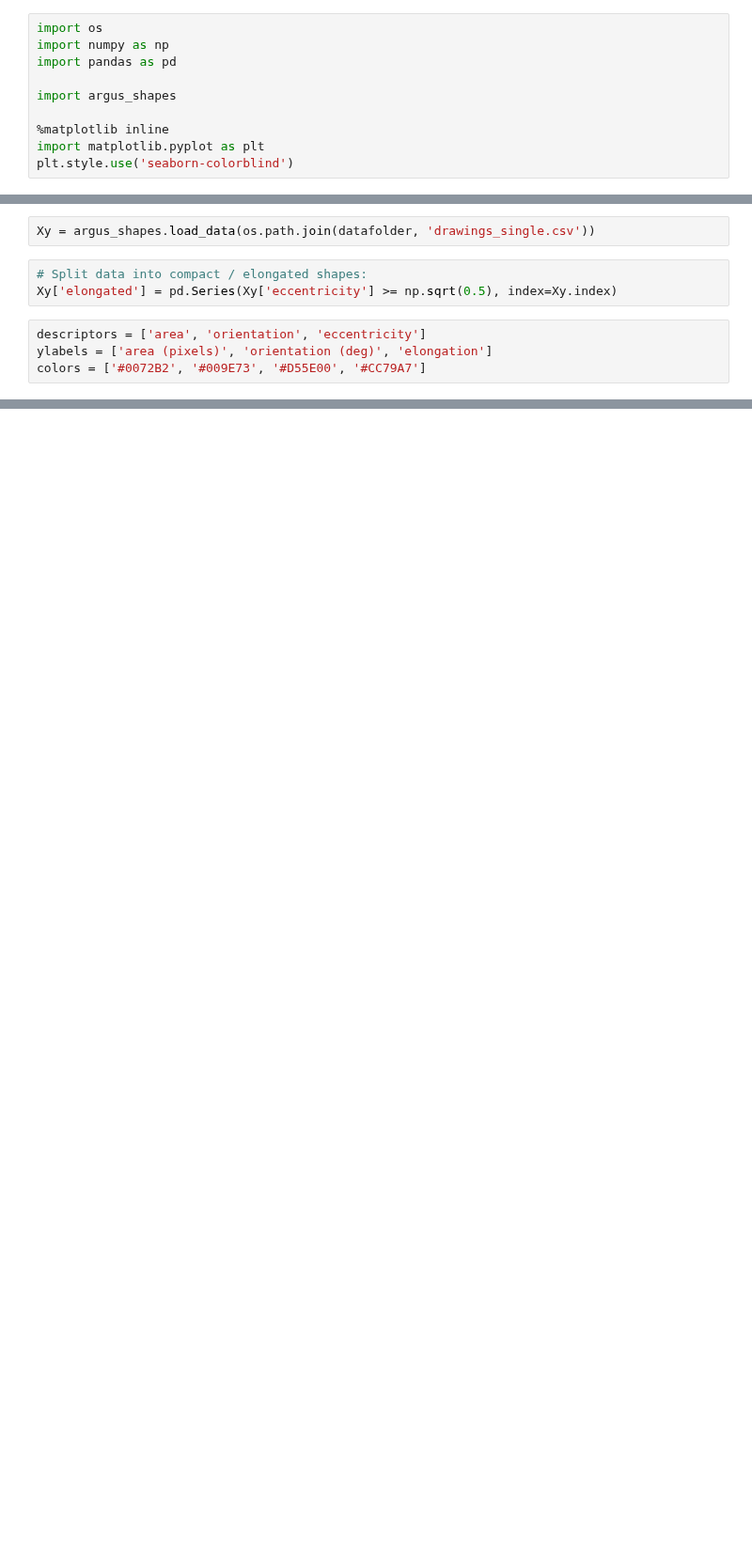
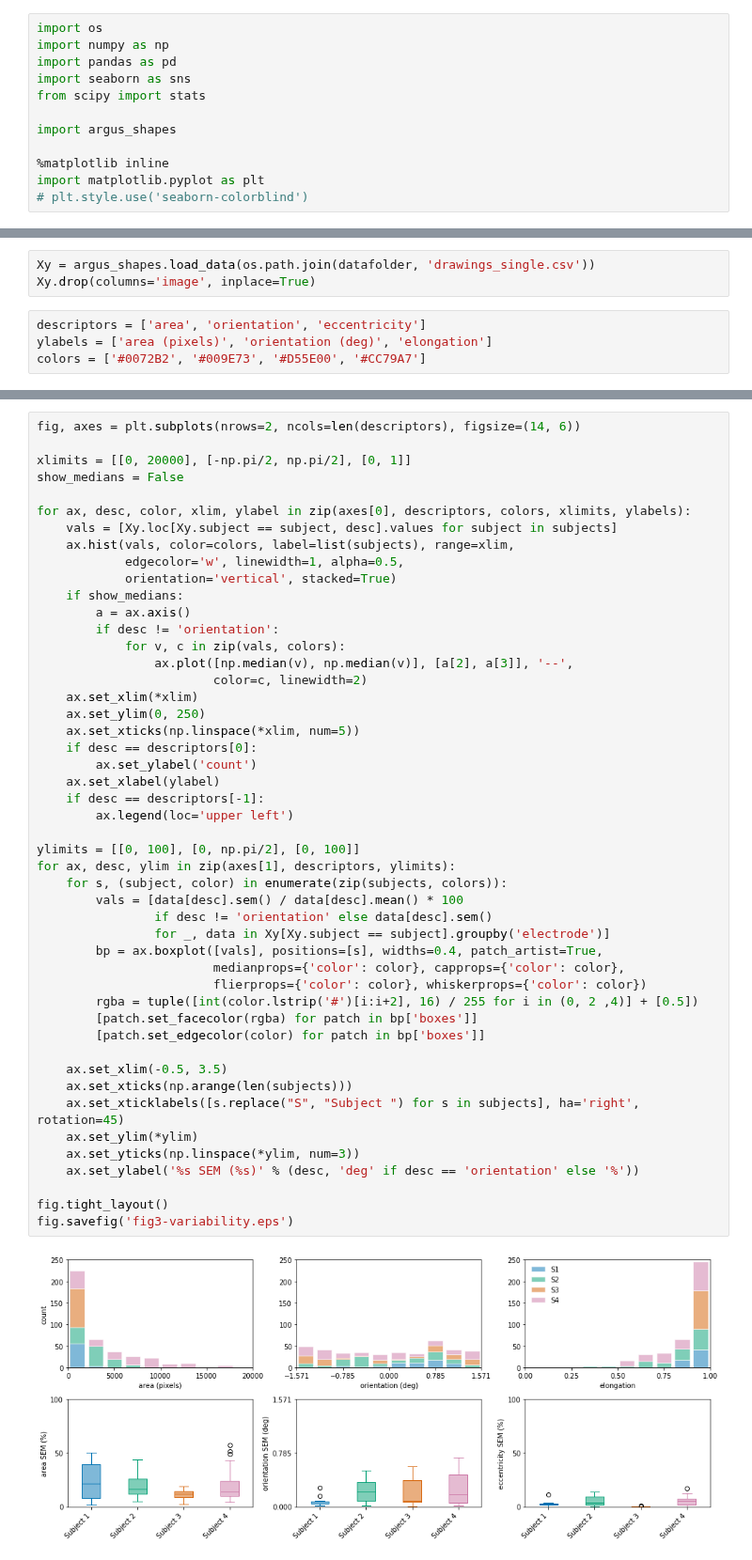
Before and after one commit to VisCog/ArgusShapes, a Jupyter notebook: figures/fig3-shape-descriptors.ipynb, the cells around one changed output, grey strips where cells are left out. Shown at 94% size. Saved outputs shown, nothing was run; the diff lists cells and outputs as text; blank space fills up the shorter version.

```diff
--- a/figures/fig3-shape-descriptors.ipynb
+++ b/figures/fig3-shape-descriptors.ipynb
@@ -4,10 +4,12 @@
 import os
 import numpy as np
 import pandas as pd
+import seaborn as sns
+from scipy import stats
 
 import argus_shapes
 
 %matplotlib inline
 import matplotlib.pyplot as plt
-plt.style.use('seaborn-colorblind')
+# plt.style.use('seaborn-colorblind')
 # %% [output]
@@ -18,9 +20,7 @@ subjectdata = argus_shapes.load_subjects(os.path.join(datafolder, 'subjects.csv'
 subjects = subjectdata.index.sort_values()
 # %%
 Xy = argus_shapes.load_data(os.path.join(datafolder, 'drawings_single.csv'))
+Xy.drop(columns='image', inplace=True)
-# %%
-# Split data into compact / elongated shapes:
-Xy['elongated'] = pd.Series(Xy['eccentricity'] >= np.sqrt(0.5), index=Xy.index)
 # %%
 descriptors = ['area', 'orientation', 'eccentricity']
 ylabels = ['area (pixels)', 'orientation (deg)', 'elongation']
@@ -79,0 +28,50 @@ fig.savefig('fig3-shape-descriptors.eps')
+# %%
+fig, axes = plt.subplots(nrows=2, ncols=len(descriptors), figsize=(14, 6))
+
+xlimits = [[0, 20000], [-np.pi/2, np.pi/2], [0, 1]]
+show_medians = False
+
+for ax, desc, color, xlim, ylabel in zip(axes[0], descriptors, colors, xlimits, ylabels):
+    vals = [Xy.loc[Xy.subject == subject, desc].values for subject in subjects]
+    ax.hist(vals, color=colors, label=list(subjects), range=xlim,
+            edgecolor='w', linewidth=1, alpha=0.5,
+            orientation='vertical', stacked=True)
+    if show_medians:
+        a = ax.axis()
+        if desc != 'orientation':
+            for v, c in zip(vals, colors):
+                ax.plot([np.median(v), np.median(v)], [a[2], a[3]], '--',
+                        color=c, linewidth=2)
+    ax.set_xlim(*xlim)
+    ax.set_ylim(0, 250)
+    ax.set_xticks(np.linspace(*xlim, num=5))
+    if desc == descriptors[0]:
+        ax.set_ylabel('count')
+    ax.set_xlabel(ylabel)
+    if desc == descriptors[-1]:
+        ax.legend(loc='upper left')
+
+ylimits = [[0, 100], [0, np.pi/2], [0, 100]]
+for ax, desc, ylim in zip(axes[1], descriptors, ylimits):
+    for s, (subject, color) in enumerate(zip(subjects, colors)):
+        vals = [data[desc].sem() / data[desc].mean() * 100
+                if desc != 'orientation' else data[desc].sem()
+                for _, data in Xy[Xy.subject == subject].groupby('electrode')]
+        bp = ax.boxplot([vals], positions=[s], widths=0.4, patch_artist=True,
+                        medianprops={'color': color}, capprops={'color': color},
+                        flierprops={'color': color}, whiskerprops={'color': color})
+        rgba = tuple([int(color.lstrip('#')[i:i+2], 16) / 255 for i in (0, 2 ,4)] + [0.5])
+        [patch.set_facecolor(rgba) for patch in bp['boxes']]
+        [patch.set_edgecolor(color) for patch in bp['boxes']]
+
+    ax.set_xlim(-0.5, 3.5)
+    ax.set_xticks(np.arange(len(subjects)))
+    ax.set_xticklabels([s.replace("S", "Subject ") for s in subjects], ha='right', rotation=45)
+    ax.set_ylim(*ylim)
+    ax.set_yticks(np.linspace(*ylim, num=3))
+    ax.set_ylabel('%s SEM (%s)' % (desc, 'deg' if desc == 'orientation' else '%'))
+
+fig.tight_layout()
+fig.savefig('fig3-variability.eps')
+# %% [output]
+[figure, added]
```
Also changed, not shown: parts of 8 cells of this notebook.
